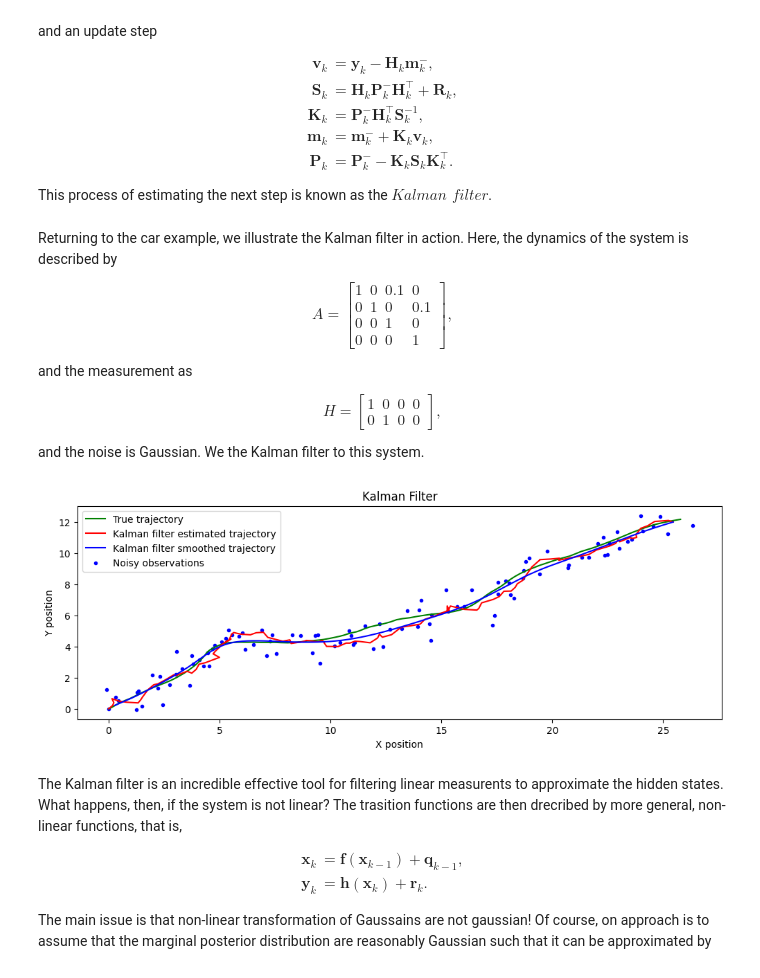
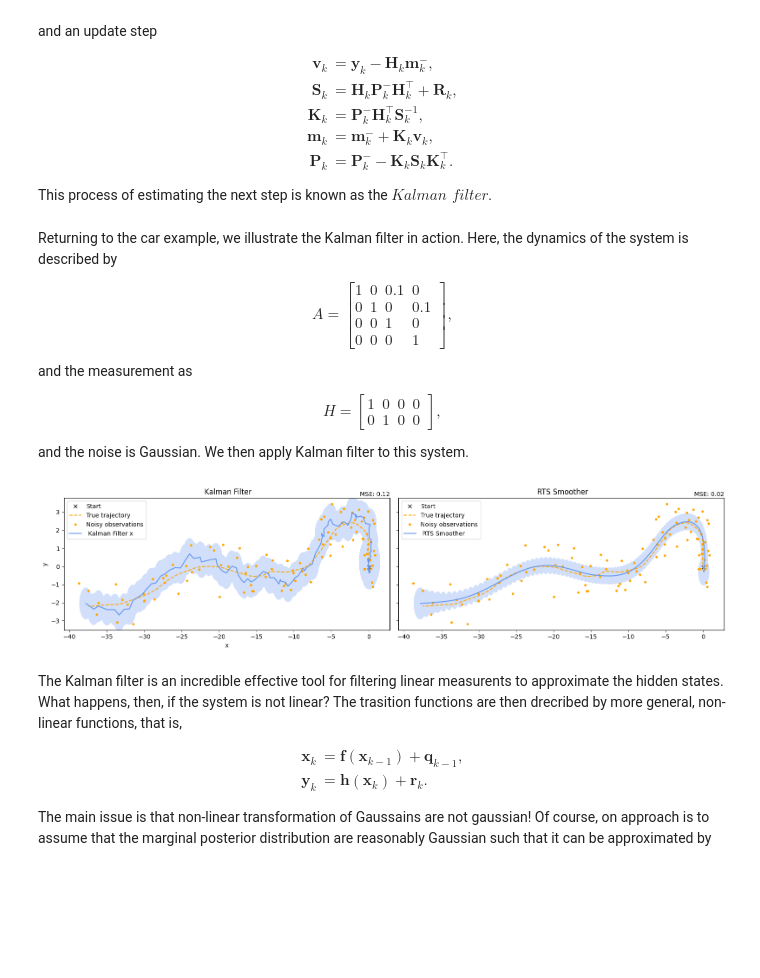
Before and after one commit to AndersGMadsen/bayesian-state-space-models, a Jupyter notebook: Bayesian_filtering_and_smoothing.ipynb, the cells around one changed output. Cells and saved outputs as stored; diff of their text form; code cells hidden in the pictures; blank space fills up the shorter version.

```diff
--- a/Bayesian_filtering_and_smoothing.ipynb
+++ b/Bayesian_filtering_and_smoothing.ipynb
@@ -99,15 +110,44 @@ $$ H =
 \end{array}\right],
 $$
 
-and the noise is Gaussian. We the Kalman filter to this system.
+and the noise is Gaussian. We then apply Kalman filter to this system.
+# %%
+def visualize_filter_and_smoother(states, measurements, state_estimates, cov_estimates, state_estimates_smoothed, cov_estimates_smoothed, variant=""):
+
+        fig, ax = plt.subplots(1, 2, figsize=(16, 4), sharey=True)
+        for k in range(2):
+                ax[k].plot(states[0, 0], states[0, 1], 'x', color='k', label="Start")
+                ax[k].plot(states[:, 0], states[:, 1], '--', color='orange', label="True trajectory")
+                ax[k].plot(measurements[:, 0], measurements[:, 1], '.', color='orange', label="Noisy observations")
+
+        plot_trajectory(ax[0], state_estimates, cov_estimates, label=f"{variant} Kalman Filter x")
+        plot_trajectory(ax[1], state_estimates_smoothed, cov_estimates_smoothed, label=f"{variant} RTS Smoother")
+
+        # Show the MSE on the plot in upper right corner
+        ax[0].text(1.00, 1.05, "MSE: {:.2f}".format(np.mean((states[:, :2] - state_estimates[:, :2])**2)),
+                horizontalalignment='right', verticalalignment='top', transform=ax[0].transAxes)
+        ax[1].text(1.00, 1.05, "MSE: {:.2f}".format(np.mean((states[:, :2] - state_estimates_smoothed[:, :2])**2)),
+                horizontalalignment='right', verticalalignment='top', transform=ax[1].transAxes)
+
+        ax[0].set_xlabel('x')
+        ax[0].set_ylabel('y')
+
+        ax[0].set_title(f"{variant} Kalman Filter")
+        ax[1].set_title(f"{variant} RTS Smoother")
+
+        ax[0].legend()
+        ax[1].legend()
+
+        plt.tight_layout()
+        plt.show()
 # %%
-kalman_filter = KF(A, Q, H, R)
-state_estimates, cov_estimates = kalman_filter.filter(noisy_observations)
+kalman_filter = KF(system.A, system.Q, system.H, system.R)
+state_estimates, cov_estimates = kalman_filter.filter(measurements)
 state_estimates_smoothed, cov_estimates_smoothed = kalman_filter.smoother(state_estimates, cov_estimates)
 
-plot_trajectory(true_trajectory, noisy_observations, state_estimates, state_estimates_smoothed, title='Kalman Filter')
+visualize_filter_and_smoother(states, measurements, state_estimates, cov_estimates, state_estimates_smoothed, cov_estimates_smoothed)
 # %% [output]
-[figure, old version]
+[figure, new version]
 # %% [markdown]
 The Kalman filter is an incredible effective tool for filtering linear measurents to approximate the hidden states. What happens, then, if the system is not linear? The trasition functions are then drecribed by more general, non-linear functions, that is,
 
```
Also changed, not shown: parts of 7 cells of this notebook.
